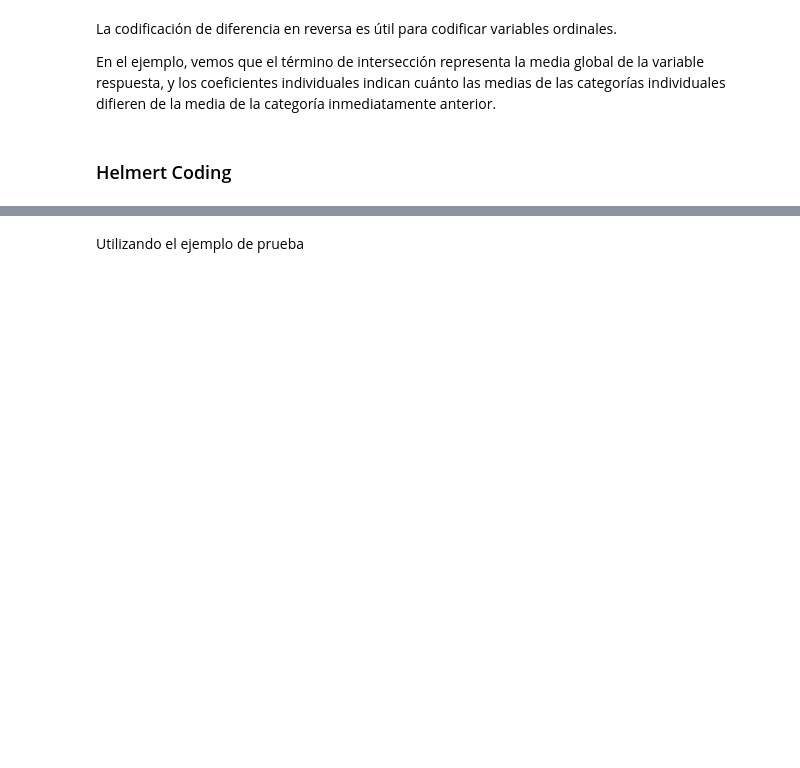
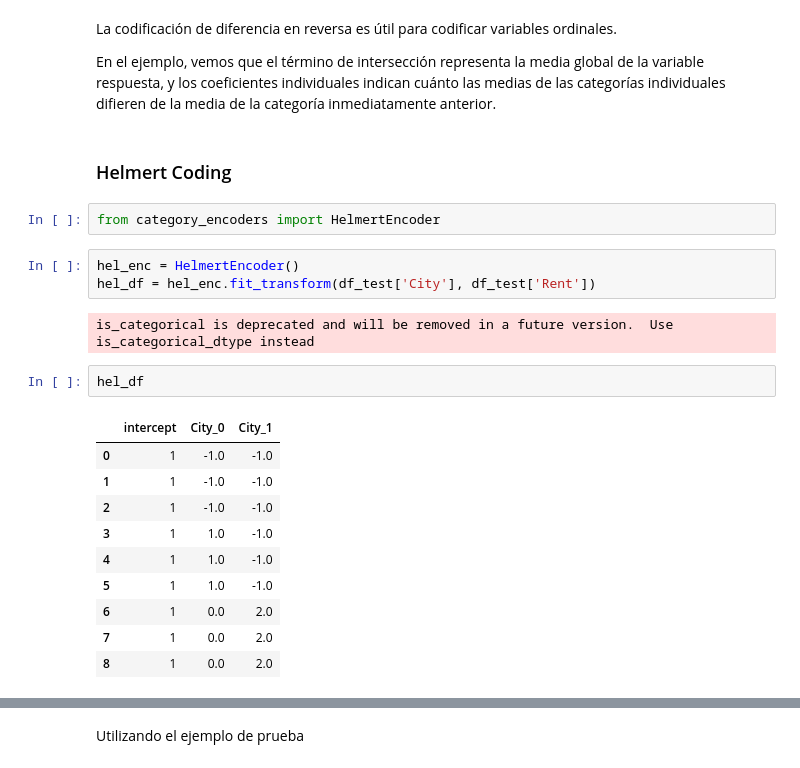
Before and after one commit to DrCesar/Compiler, a Jupyter notebook: DS6011_HT04.ipynb, the cells around one changed output, grey strips where cells are left out. Drawn from its saved outputs; the diff is of its cells as text; blank space fills up the shorter version.

```diff
--- a/DS6011_HT04.ipynb
+++ b/DS6011_HT04.ipynb
@@ -432,3 +469,23 @@ La codificación de diferencia en reversa es útil para codificar variables ordi
 En el ejemplo, vemos que el término de intersección representa la media global de la variable respuesta, y los coeficientes individuales indican cuánto las medias de las categorías individuales difieren de la media de la categoría inmediatamente anterior.
 # %% [markdown]
 ### Helmert Coding
+# %%
+from category_encoders import HelmertEncoder
+# %%
+hel_enc = HelmertEncoder()
+hel_df = hel_enc.fit_transform(df_test['City'], df_test['Rent'])
+# %% [output]
+is_categorical is deprecated and will be removed in a future version.  Use is_categorical_dtype instead
+# %%
+hel_df
+# %% [output]
+|  | intercept | City_0 | City_1 |
+| 0 | 1 | -1.0 | -1.0 |
+| 1 | 1 | -1.0 | -1.0 |
+| 2 | 1 | -1.0 | -1.0 |
+| 3 | 1 | 1.0 | -1.0 |
+| 4 | 1 | 1.0 | -1.0 |
+| 5 | 1 | 1.0 | -1.0 |
+| 6 | 1 | 0.0 | 2.0 |
+| 7 | 1 | 0.0 | 2.0 |
+| 8 | 1 | 0.0 | 2.0 |
```
Also changed, not shown: parts of 28 cells of this notebook.
